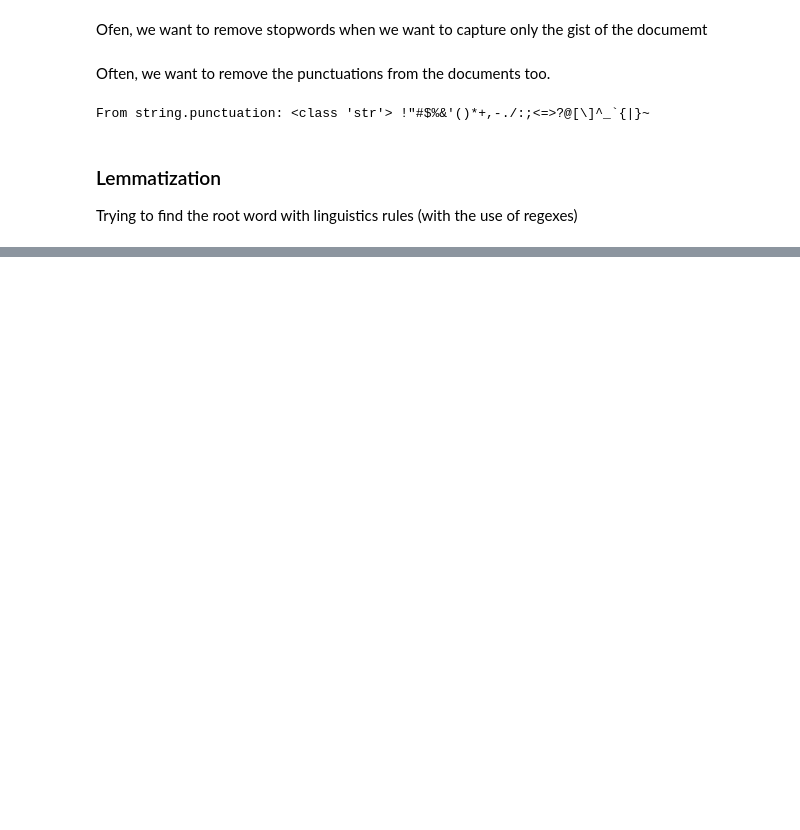
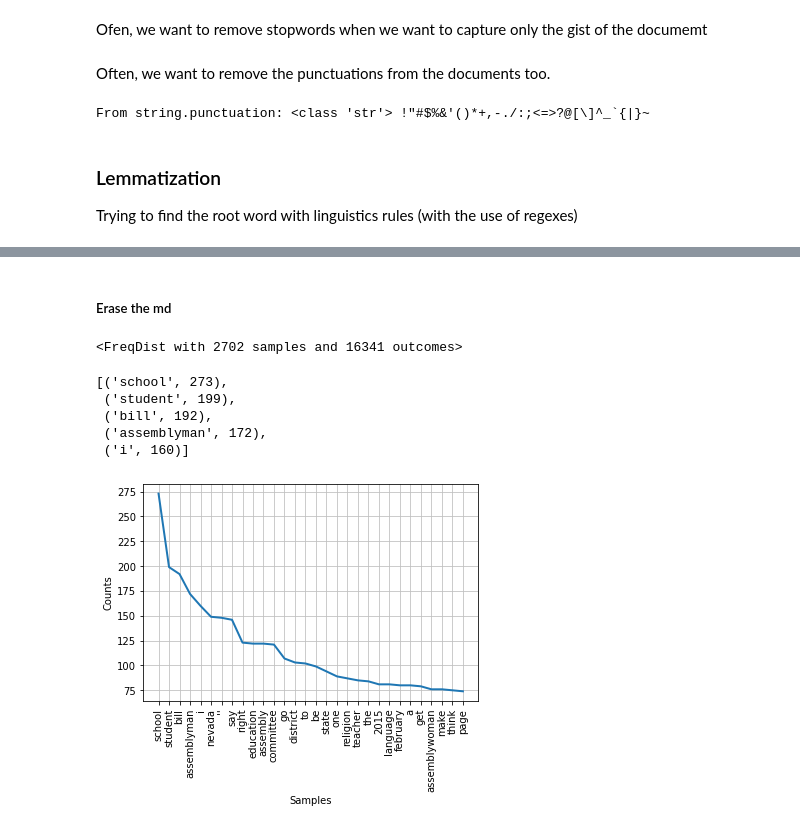
Before and after one commit to ka-chang/StateLegiscraper, a Jupyter notebook: toy/text_analysis.ipynb, the cells around one changed output, grey strips where cells are left out. Cells and saved outputs as stored; diff of their text form; code cells hidden in the pictures; blank space fills up the shorter version.

Commit message:
added text_analysis

```diff
--- a/toy/text_analysis.ipynb
+++ b/toy/text_analysis.ipynb
@@ -146,0 +181,2 @@ nltk.pos_tag(text)
+# %%
+text_no_stopwords_punc_lb_lemma=lemmatize_sent(text_no_stopwords_punc_lb)
@@ -146,0 +203,26 @@ nltk.pos_tag(text)
+# %% [markdown]
+##### Erase the md
+# %%
+leg=nltk.pos_tag(text_no_stopwords_punc_lb_lemma)
+# %%
+text_no_stopwords_punc_lb_lemma_md=[word for word in text_no_stopwords_punc_lb_lemma if (word,'MD') not in leg]
+# %%
+from nltk.probability import FreqDist
+textdist = FreqDist(text_no_stopwords_punc_lb_lemma_md)
+print(textdist)
+# %% [output]
+<FreqDist with 2702 samples and 16341 outcomes>
+# %%
+textdist.most_common(5)
+# %% [output]
+[('school', 273),
+ ('student', 199),
+ ('bill', 192),
+ ('assemblyman', 172),
+ ('i', 160)]
+# %%
+import matplotlib.pyplot as plt
+textdist.plot(30,cumulative=False)
+plt.show()
+# %% [output]
+[figure, added]
```
Also changed, not shown: parts of 10 cells of this notebook.
